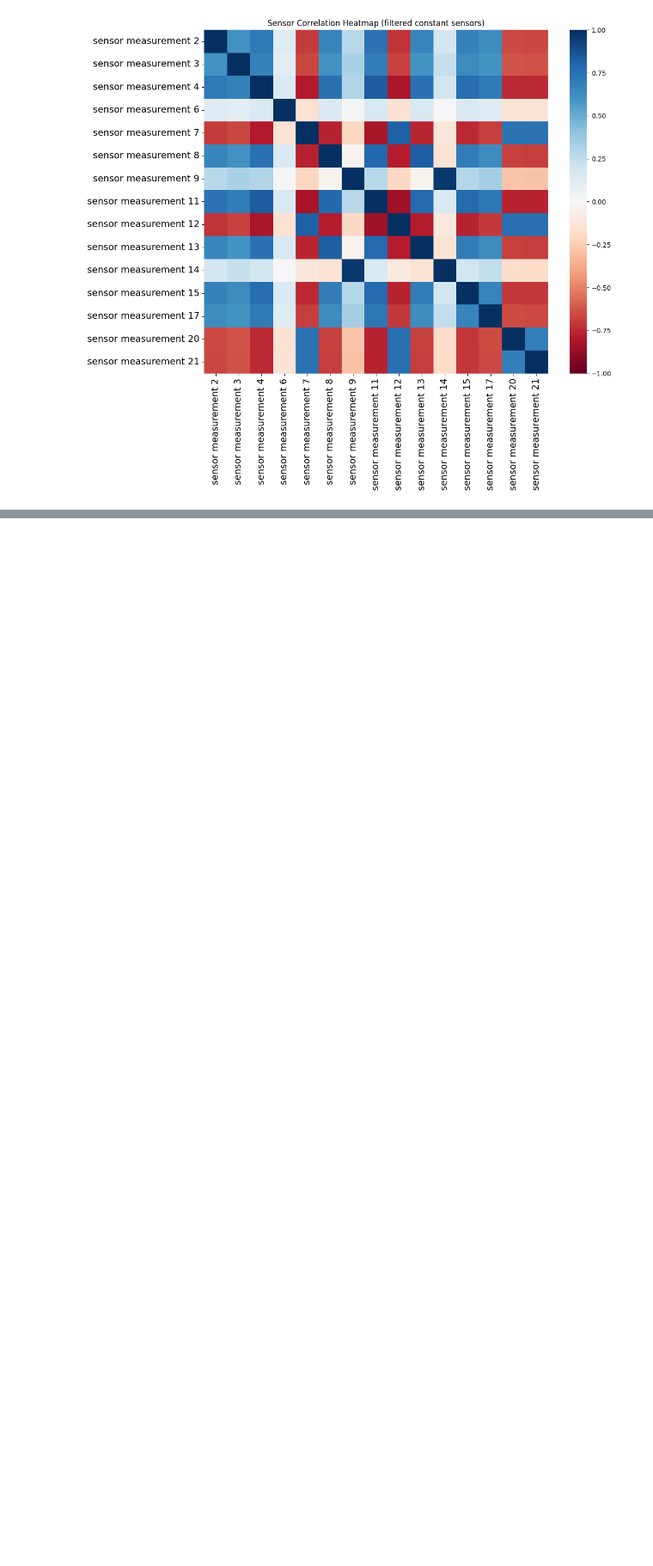
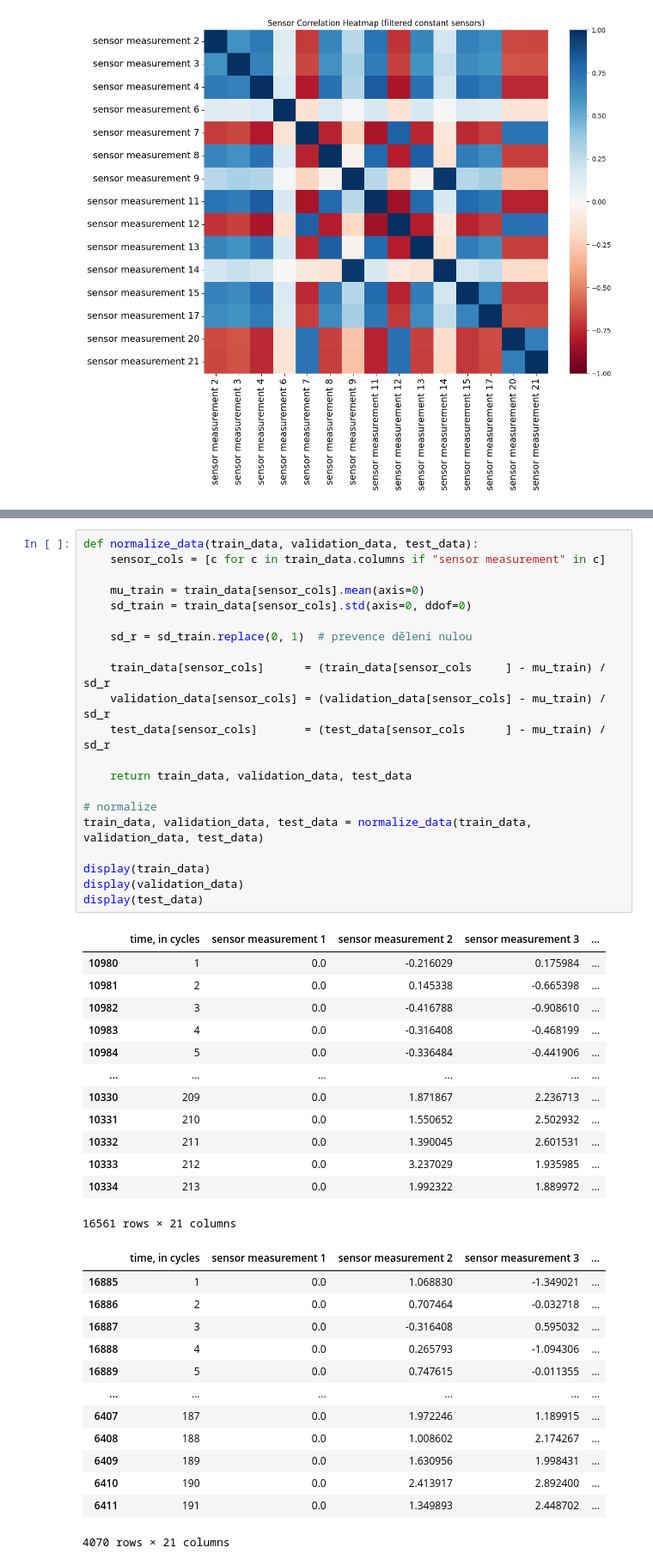
Before and after one commit to Vondras1/TurbofanEngine, a Jupyter notebook: project.ipynb, the cells around one changed output, grey strips where cells are left out. Shown at 86% size. Saved outputs shown, nothing was run; the diff lists cells and outputs as text; blank space fills up the shorter version.

Commit message:
data loading + standardization

```diff
--- a/project.ipynb
+++ b/project.ipynb
@@ -372,0 +495,48 @@ plot_units(units, [1, 2, 3])
+# %%
+def normalize_data(train_data, validation_data, test_data):
+    sensor_cols = [c for c in train_data.columns if "sensor measurement" in c]
+
+    mu_train = train_data[sensor_cols].mean(axis=0)
+    sd_train = train_data[sensor_cols].std(axis=0, ddof=0)
+
+    sd_r = sd_train.replace(0, 1)  # prevence dělení nulou
+
+    train_data[sensor_cols]      = (train_data[sensor_cols     ] - mu_train) / sd_r
+    validation_data[sensor_cols] = (validation_data[sensor_cols] - mu_train) / sd_r
+    test_data[sensor_cols]       = (test_data[sensor_cols      ] - mu_train) / sd_r
+
+    return train_data, validation_data, test_data
+
+# normalize
+train_data, validation_data, test_data = normalize_data(train_data, validation_data, test_data)
+
+display(train_data)
+display(validation_data)
+display(test_data)
+# %% [output]
+|  | time, in cycles | sensor measurement 1 | sensor measurement 2 | sensor measurement 3 | ... |
+| 10980 | 1 | 0.0 | -0.216029 | 0.175984 | ... |
+| 10981 | 2 | 0.0 | 0.145338 | -0.665398 | ... |
+| 10982 | 3 | 0.0 | -0.416788 | -0.908610 | ... |
+| 10983 | 4 | 0.0 | -0.316408 | -0.468199 | ... |
+| 10984 | 5 | 0.0 | -0.336484 | -0.441906 | ... |
+| ... | ... | ... | ... | ... | ... |
+| 10330 | 209 | 0.0 | 1.871867 | 2.236713 | ... |
+| 10331 | 210 | 0.0 | 1.550652 | 2.502932 | ... |
+| 10332 | 211 | 0.0 | 1.390045 | 2.601531 | ... |
+| 10333 | 212 | 0.0 | 3.237029 | 1.935985 | ... |
+| 10334 | 213 | 0.0 | 1.992322 | 1.889972 | ... |
+16561 rows × 21 columns
+|  | time, in cycles | sensor measurement 1 | sensor measurement 2 | sensor measurement 3 | ... |
+| 16885 | 1 | 0.0 | 1.068830 | -1.349021 | ... |
+| 16886 | 2 | 0.0 | 0.707464 | -0.032718 | ... |
+| 16887 | 3 | 0.0 | -0.316408 | 0.595032 | ... |
+| 16888 | 4 | 0.0 | 0.265793 | -1.094306 | ... |
+| 16889 | 5 | 0.0 | 0.747615 | -0.011355 | ... |
+| ... | ... | ... | ... | ... | ... |
+| 6407 | 187 | 0.0 | 1.972246 | 1.189915 | ... |
+| 6408 | 188 | 0.0 | 1.008602 | 2.174267 | ... |
+| 6409 | 189 | 0.0 | 1.630956 | 1.998431 | ... |
+| 6410 | 190 | 0.0 | 2.413917 | 2.892400 | ... |
+| 6411 | 191 | 0.0 | 1.349893 | 2.448702 | ... |
+4070 rows × 21 columns
```
Also changed, not shown: parts of 9 cells of this notebook.
